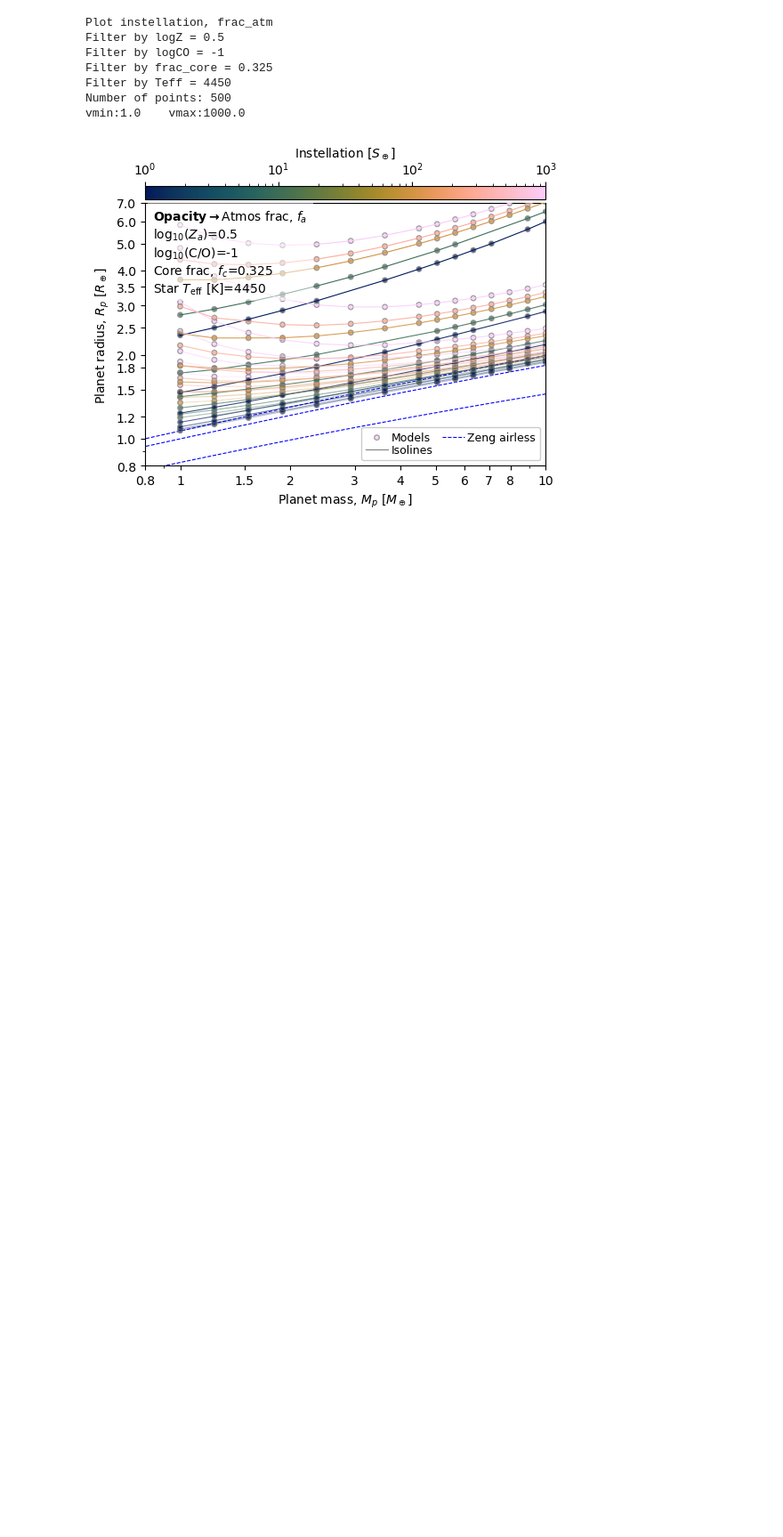
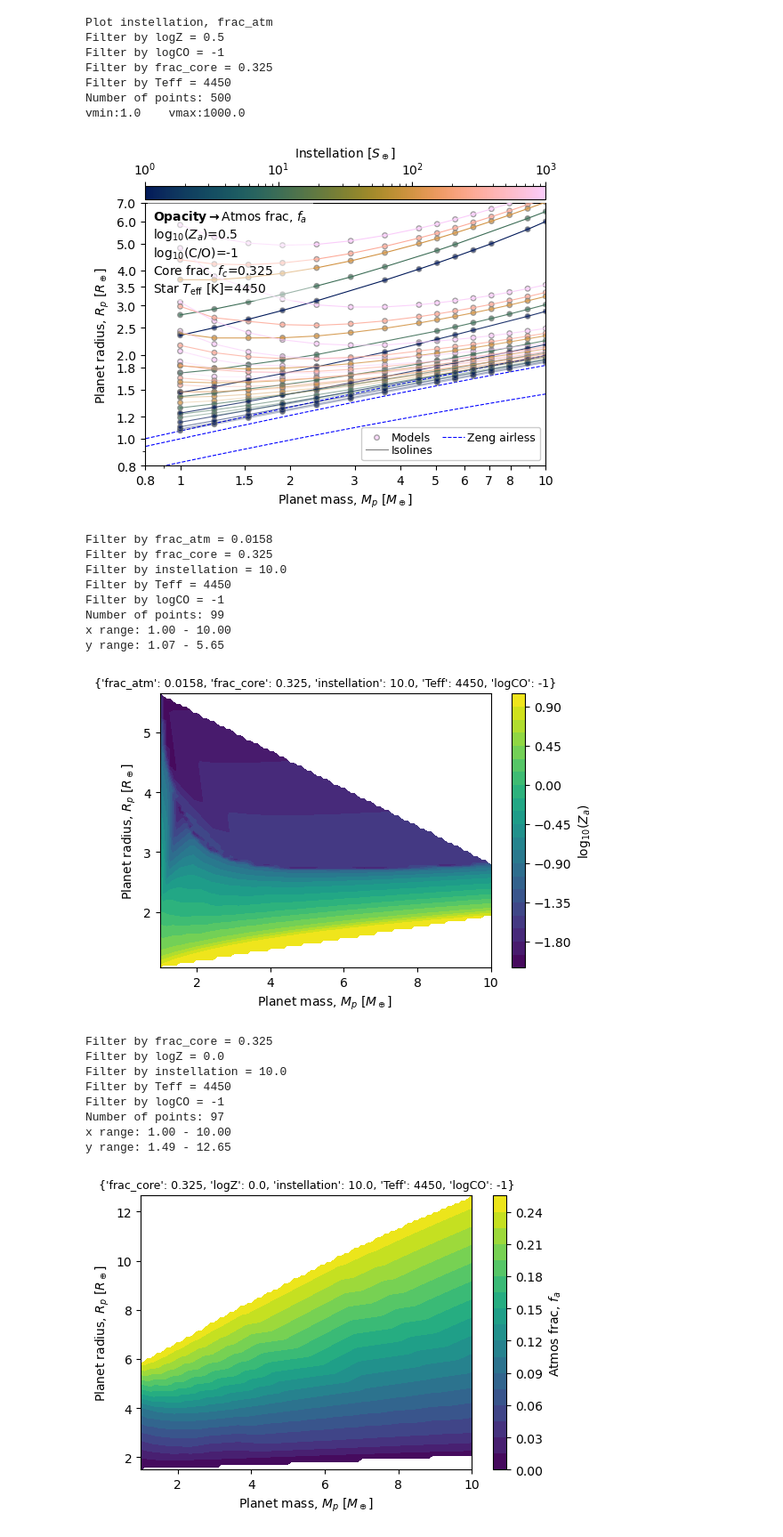
Before and after one commit to nichollsh/InferAGNI, a Jupyter notebook: notebooks/test.ipynb, the cells around one changed output. Shown at 89% size. Saved outputs shown, nothing was run; the diff lists cells and outputs as text; code cells hidden in the pictures; blank space fills up the shorter version.

```diff
--- a/notebooks/test.ipynb
+++ b/notebooks/test.ipynb
@@ -7,7 +7,7 @@ from scipy.interpolate import griddata, RBFInterpolator, InterpolatedUnivariateS
 import inferagni as ia
 # %%
 datadir = "../src/inferagni/data/"
-data, input_vars, output_vars = ia.grid.load_from_dir(datadir)
+gr = ia.grid.Grid(datadir)
 # %% [output]
 Loading data from CSV files...
 Data directory: ../src/inferagni/data/
@@ -35,3 +53,51 @@ Filter by Teff = 4450
 Number of points: 500
 vmin:1.0    vmax:1000.0
 [figure]
+# %%
+zkey = "logZ"
+controls =  {"frac_atm":0.0158, "frac_core":0.325, "instellation":10.0, "Teff":4450, "logCO":-1}
+itp_x, itp_y, itp_z = gr.griddata_2d(controls=controls,
+                                     zkey=zkey,
+                                     resolution=100, method='linear')
+
+fig,ax = plt.subplots(1,1,figsize=(6,4))
+sm = ax.contourf(itp_x, itp_y, itp_z, levels=20, cmap='viridis')
+ax.set(xlabel=ia.plot.units["mass_tot"][2], ylabel=ia.plot.units["r_phot"][2])
+ax.set_title(f"{controls}", fontsize=9)
+fig.colorbar(sm, label=ia.plot.units[zkey][2])
+plt.show(fig)
+
+
+
+
+zkey = "frac_atm"
+controls={"frac_core":0.325, "logZ":0.0, "instellation":10.0, "Teff":4450, "logCO":-1}
+itp_x, itp_y, itp_z = gr.griddata_2d(controls=controls,
+                                     zkey=zkey,
+                                     resolution=100, method='linear')
+
+fig,ax = plt.subplots(1,1,figsize=(6,4))
+sm = ax.contourf(itp_x, itp_y, itp_z, levels=20, cmap='viridis')
+ax.set(xlabel=ia.plot.units["mass_tot"][2], ylabel=ia.plot.units["r_phot"][2])
+ax.set_title(f"{controls}", fontsize=9)
+fig.colorbar(sm, label=ia.plot.units[zkey][2])
+plt.show(fig)
+# %% [output]
+Filter by frac_atm = 0.0158
+Filter by frac_core = 0.325
+Filter by instellation = 10.0
+Filter by Teff = 4450
+Filter by logCO = -1
+Number of points: 99
+x range: 1.00 - 10.00
+y range: 1.07 - 5.65
+[figure, added]
+Filter by frac_core = 0.325
+Filter by logZ = 0.0
+Filter by instellation = 10.0
+Filter by Teff = 4450
+Filter by logCO = -1
+Number of points: 97
+x range: 1.00 - 10.00
+y range: 1.49 - 12.65
+[figure, added]
```
Also changed, not shown: parts of 2 cells of this notebook, 3 other files.
